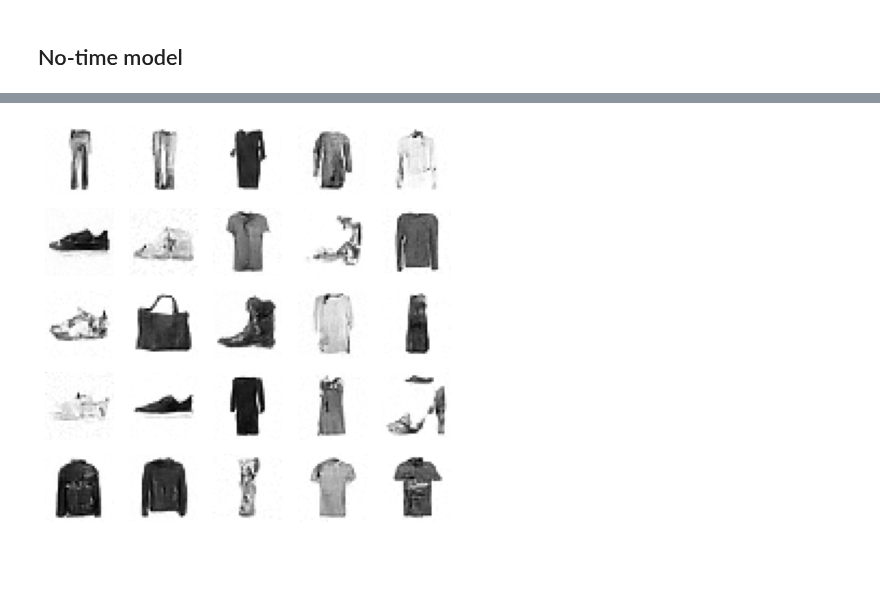
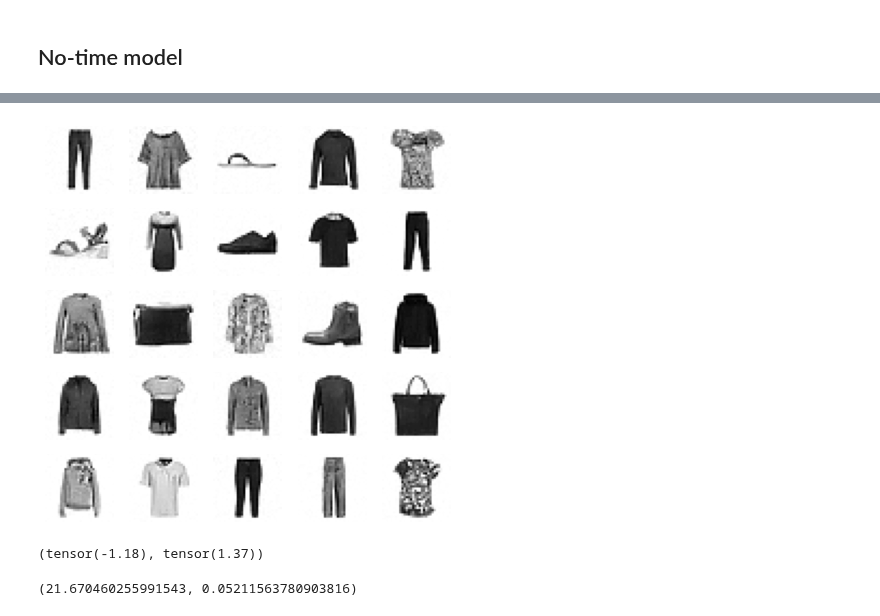
Before and after one commit to fastai/course22p2, a Jupyter notebook: nbs/20_noise-pred.ipynb, the cells around one changed output, grey strips where cells are left out. Drawn from its saved outputs; the diff is of its cells as text; code cells hidden in the pictures; blank space fills up the shorter version.

```diff
--- a/nbs/18_noise-pred.ipynb
+++ b/nbs/20_noise-pred.ipynb
@@ -200,7 +200,7 @@ learn.fit(epochs)
 # %%
 mdl_path = Path('models')
-torch.save(learn.model, mdl_path/'fashion_no-t.pkl')
-# learn.model = torch.load(mdl_path/'fashion_no-t.pkl').cuda()
+# torch.save(learn.model, mdl_path/'fashion_no-t.pkl')
+learn.model = torch.load(mdl_path/'fashion_no-t.pkl').cuda()
 # %%
 @torch.no_grad()
 def sample(model, sz, alpha, alphabar, sigma, n_steps):
@@ -213,13 +213,19 @@ def sample(model, sz, alpha, alphabar, sigma, n_steps):
         ᾱ_t1 = alphabar[t-1]  if t > 0 else torch.tensor(1)
         b̄_t = 1 - alphabar[t]
         b̄_t1 = 1 - ᾱ_t1
-        x_0_hat = ((x_t - b̄_t.sqrt() * learn.model((x_t, 0*t_batch)))/alphabar[t].sqrt()).clamp(-1,1)
+        x_0_hat = ((x_t - b̄_t.sqrt() * model((x_t, 0*t_batch)))/alphabar[t].sqrt())
         x_t = x_0_hat * ᾱ_t1.sqrt()*(1-alpha[t])/b̄_t + x_t * alpha[t].sqrt()*b̄_t1/b̄_t + sigma[t]*z
-        preds.append(x_t.cpu().clamp(0,1))
+        preds.append(x_0_hat.cpu())
     return preds
 # %%
-samples = sample(learn.model, (25, 1, 32, 32), alpha, alphabar, sigma, n_steps)
+samples = sample(learn.model, (256, 1, 32, 32), alpha, alphabar, sigma, n_steps)
+# %%
+s = (samples[-1]*2).clamp(-1,1)
 # %%
-show_images(samples[-1], imsize=1.5)
+show_images(s[:25], imsize=1.5)
 # %% [output]
-[figure, old version]
+[figure, new version]
+# %%
+s.min(),s.max()
+# %% [output]
+(tensor(-1.18), tensor(1.37))
@@ -225,0 +250,4 @@ show_images(samples[-1], imsize=1.5)
+# %%
+ie.fid(s),ie.kid(s)
+# %% [output]
+(21.670460255991543, 0.05211563780903816)
```
Also changed, not shown: parts of 7 cells of this notebook, 9 other files.
